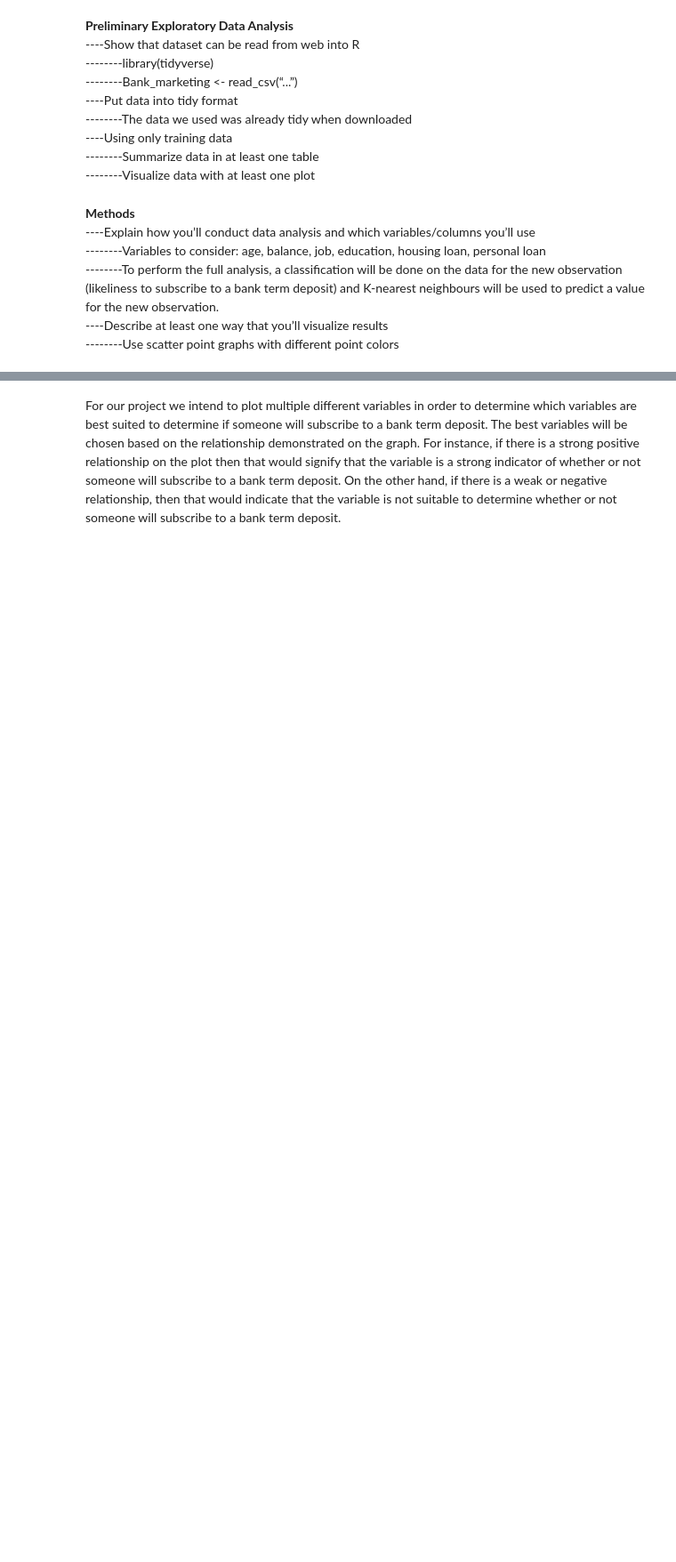
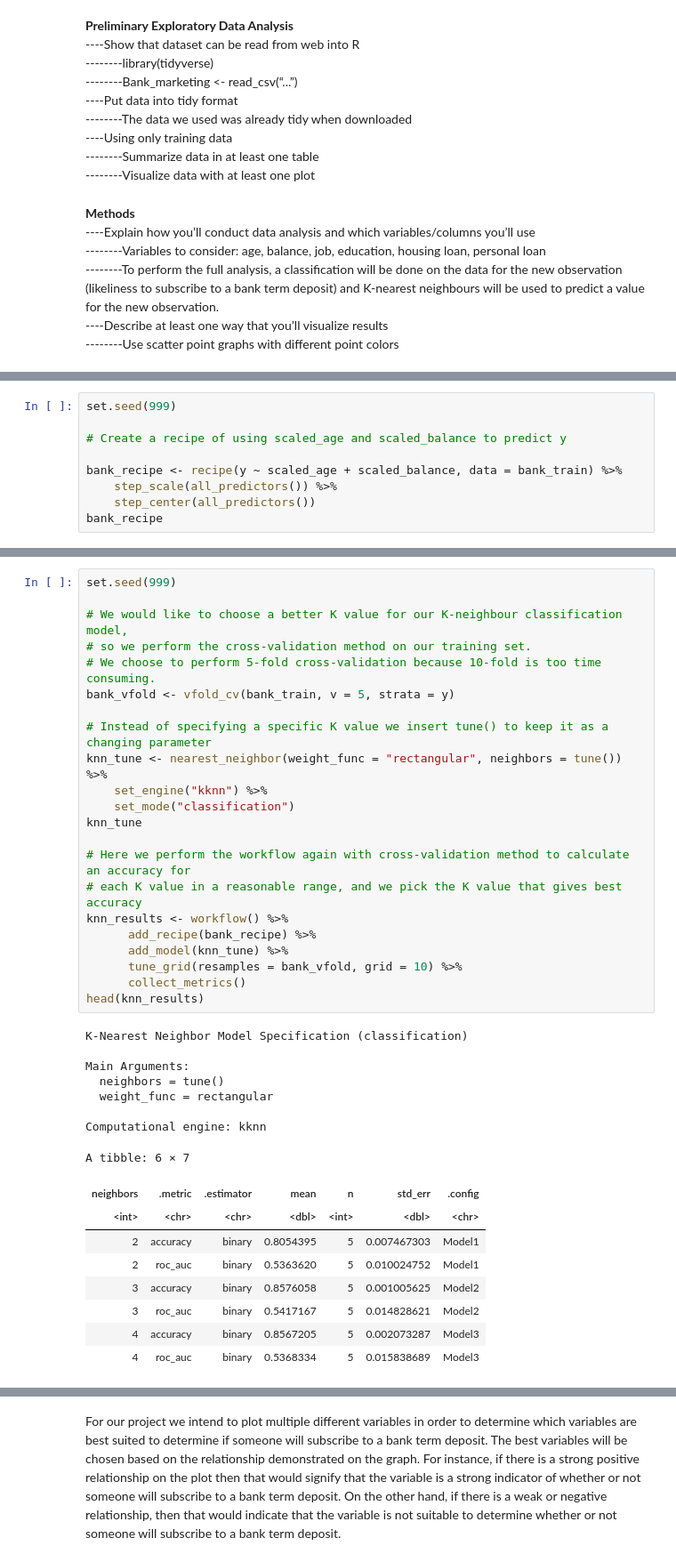
Before and after one commit to Kyungmin725/group34, a Jupyter notebook: group-project34.ipynb, the cells around one changed output, grey strips where cells are left out. Shown at 89% size. Cells and saved outputs as stored; diff of their text form; blank space fills up the shorter version.

```diff
--- a/group-project34.ipynb
+++ b/group-project34.ipynb
@@ -131,0 +182,9 @@ This is a sample plot demonstrating the relationship between age and yearly bala
+# %%
+set.seed(999)
+
+# Create a recipe of using scaled_age and scaled_balance to predict y
+
+bank_recipe <- recipe(y ~ scaled_age + scaled_balance, data = bank_train) %>%
+    step_scale(all_predictors()) %>%
+    step_center(all_predictors())
+bank_recipe
@@ -131,0 +269,39 @@ This is a sample plot demonstrating the relationship between age and yearly bala
+# %%
+set.seed(999)
+
+# We would like to choose a better K value for our K-neighbour classification model,
+# so we perform the cross-validation method on our training set.
+# We choose to perform 5-fold cross-validation because 10-fold is too time consuming.
+bank_vfold <- vfold_cv(bank_train, v = 5, strata = y)
+
+# Instead of specifying a specific K value we insert tune() to keep it as a changing parameter
+knn_tune <- nearest_neighbor(weight_func = "rectangular", neighbors = tune()) %>%
+    set_engine("kknn") %>%
+    set_mode("classification")
+knn_tune
+
+# Here we perform the workflow again with cross-validation method to calculate an accuracy for
+# each K value in a reasonable range, and we pick the K value that gives best accuracy
+knn_results <- workflow() %>%
+      add_recipe(bank_recipe) %>%
+      add_model(knn_tune) %>%
+      tune_grid(resamples = bank_vfold, grid = 10) %>%
+      collect_metrics()
+head(knn_results)
+# %% [output]
+K-Nearest Neighbor Model Specification (classification)
+
+Main Arguments:
+  neighbors = tune()
+  weight_func = rectangular
+
+Computational engine: kknn
+A tibble: 6 × 7
+| neighbors | .metric | .estimator | mean | n | std_err | .config |
+| <int> | <chr> | <chr> | <dbl> | <int> | <dbl> | <chr> |
+| 2 | accuracy | binary | 0.8054395 | 5 | 0.007467303 | Model1 |
+| 2 | roc_auc | binary | 0.5363620 | 5 | 0.010024752 | Model1 |
+| 3 | accuracy | binary | 0.8576058 | 5 | 0.001005625 | Model2 |
+| 3 | roc_auc | binary | 0.5417167 | 5 | 0.014828621 | Model2 |
+| 4 | accuracy | binary | 0.8567205 | 5 | 0.002073287 | Model3 |
+| 4 | roc_auc | binary | 0.5368334 | 5 | 0.015838689 | Model3 |
```
Also changed, not shown: parts of 12 cells of this notebook.
